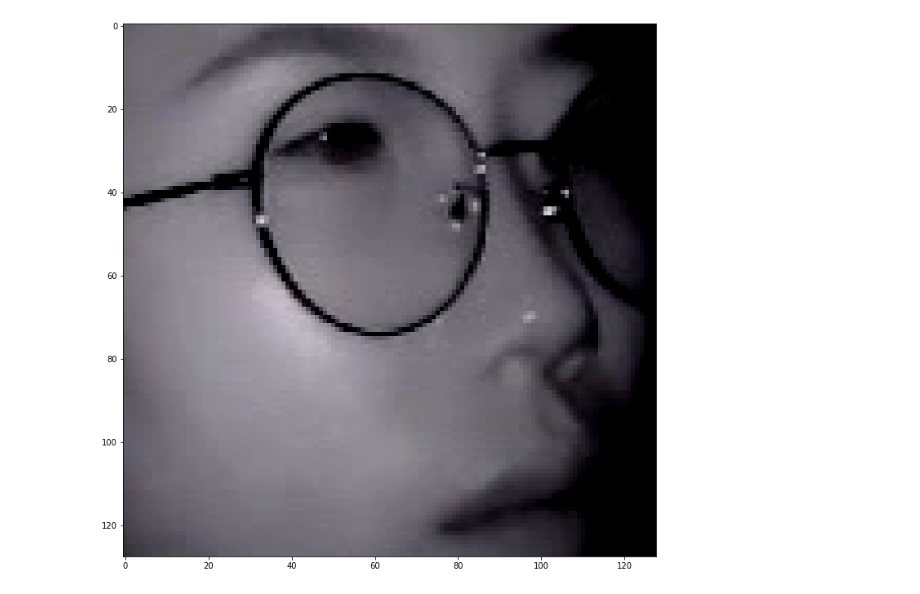
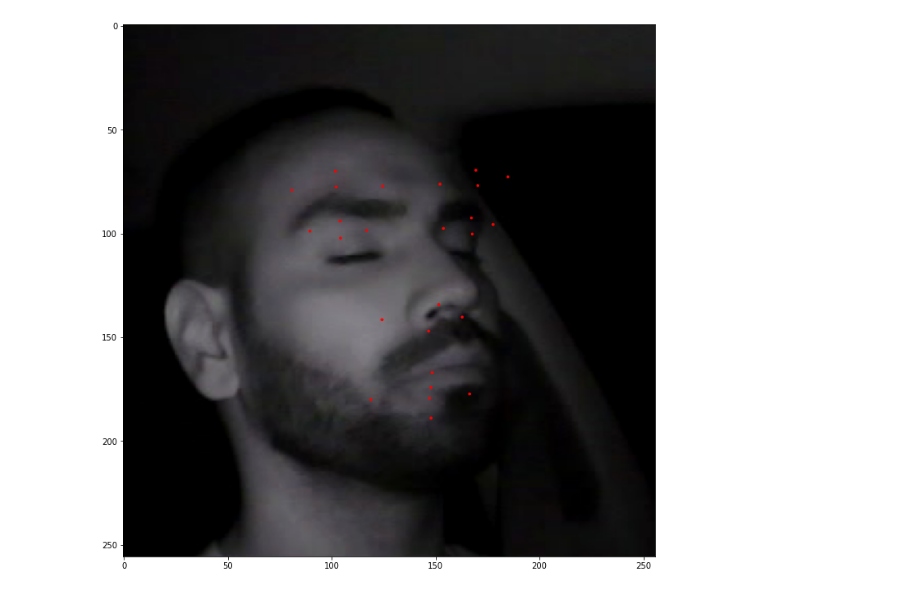
Before and after one commit to TaeseongMoon/bf_reimplement, a Jupyter notebook: y_tru_check.ipynb, the cells around one changed output. Drawn from its saved outputs; the diff is of its cells as text; code cells hidden in the pictures.

```diff
--- a/y_tru_check.ipynb
+++ b/y_tru_check.ipynb
@@ -40,7 +38,7 @@ Using TensorFlow backend.
 # %%
 # Set the image size.
-img_height = 128
-img_width = 128
+img_height = 256
+img_width = 256
 # %%
 # 1: Build the Keras model
 
@@ -131,7 +129,8 @@ variances = [0.1, 0.1, 0.2, 0.2] # The variances by which the encoded target coo
 normalize_coords = True
 ssd_data_augmentation = SSDDataAugmentation(img_height=img_height,
                                             img_width=img_width,
-                                            background=mean_color)
+                                            background=mean_color,
+                                           fix_image_ratio=True)
 convert_to_3_channels = ConvertTo3Channels()
 resize = Resize(height=img_height, width=img_width)
 
@@ -192,7 +191,7 @@ output = decoded_predictions.call(y_pred)
 # %%
 output[0][0]
 # %%
-anchor = [ float(x) for x in open('/data/anchors.txt').readline().split(',') if x != '']
+anchor = [ float(x) for x in open('anchor_256_fix.txt').readline().split(',') if x != '']
 # %%
 output = np.add(y_pred[0,0,:52], anchor)
 # %%
@@ -218,37 +217,37 @@ classes = ['background',
 plt.figure(figsize=(20,12))
 # plt.imshow(orig_images[0])
 
-plt.imshow(Image.fromarray(a[0][25]))
+plt.imshow(Image.fromarray(a[0][13]))
 
 current_axis = plt.gca()
 # print(orig_images[0].shape[1])
 # print(orig_images[0].shape[0])
 # box = y_pred_thresh[][12]
 box = anchor
 
 
 
 color = colors[0]
 #     label = '{}: {:.2f}'.format(classes[int(box[0])], box[1])
 #     current_axis.add_patch(plt.Rectangle((xmin, ymin), xmax-xmin, ymax-ymin, color=color, fill=False, linewidth=2))
 
-# for i in range(2,52, 2):
-#     current_axis.add_patch(plt.Circle((box[i], box[i+1]), 0.5, color=color))
+for i in range(0,51, 2):
+    current_axis.add_patch(plt.Circle((box[i], box[i+1]), 0.5, color=color))
 
 # for box in y_pred_thresh[1]:
     # Transform the predicted bounding boxes for the 300x300 image to the original image dimensions.
 
 
 
 #     color = colors[int(box[0])]
 #     label = '{}: {:.2f}'.format(classes[int(box[0])], box[1])
 #     current_axis.add_patch(plt.Rectangle((xmin, ymin), xmax-xmin, ymax-ymin, color=color, fill=False, linewidth=2))
 
 
 #     label = '{}: {:.2f}'.format(classes[int(box[0])], box[1])
 #     current_axis.text(xmin, ymin, '', size='x-large', color='white', bbox={'facecolor':color, 'alpha':1.0})
 # %% [output]
-[figure, old version]
+[figure, new version]
 # %%
 orig_images = [] # Store the images here.
 input_images = [] # Store resized versions of the images here.
```
Also changed, not shown: parts of 4 cells of this notebook, 6 other files.
